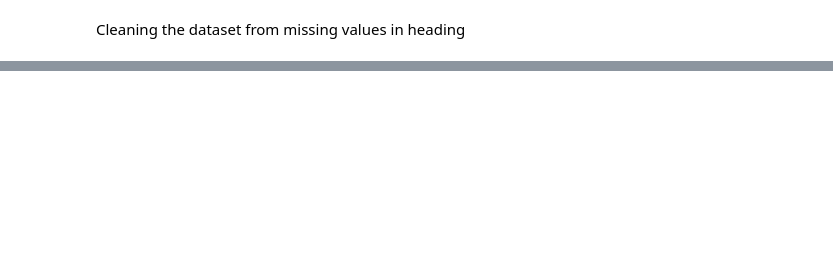
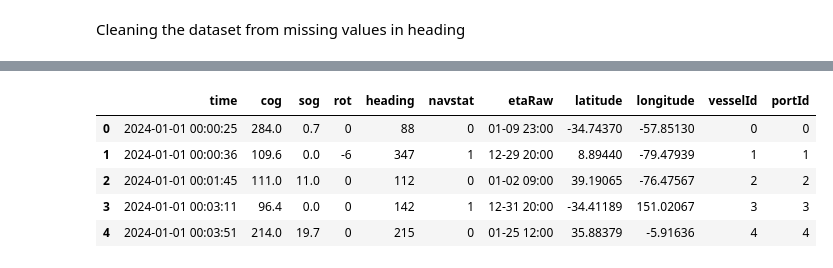
Before and after one commit to alexandersundquist/TDT4173-Modern-Machine-Learning-In-Practice-Project, a Jupyter notebook: data_cleaning.ipynb, the cells around one changed output, grey strips where cells are left out. Cells and saved outputs as stored; diff of their text form; code cells hidden in the pictures; blank space fills up the shorter version.

```diff
--- a/data_cleaning.ipynb
+++ b/data_cleaning.ipynb
@@ -23,0 +24,22 @@ train.head()
+# %%
+port_id_mapping = {port_id: idx for idx, port_id in enumerate(ais['portId'].unique())}
+ais['portId'] = ais['portId'].map(port_id_mapping)
+# ports['portId'] = ports['portId'].map(port_id_mapping)
+
+vessel_id_mapping = {vessel_id: idx for idx, vessel_id in enumerate(ais['vesselId'].unique())}
+ais['vesselId'] = ais['vesselId'].map(vessel_id_mapping)
+# vessels['vesselId'] = vessels['vesselId'].map(vessel_id_mapping)
+# test['vesselId'] = test['vesselId'].map(vessel_id_mapping)
+
+# shipping_line_id_mapping = {shipping_line_id: idx for idx, shipping_line_id in enumerate(vessels['shippingLineId'].unique())}
+# vessels['shippingLineId'] = vessels['shippingLineId'].map(shipping_line_id_mapping)
+
+
+ais.head()
+# %% [output]
+|  | time | cog | sog | rot | heading | navstat | etaRaw | latitude | longitude | vesselId | portId |
+| 0 | 2024-01-01 00:00:25 | 284.0 | 0.7 | 0 | 88 | 0 | 01-09 23:00 | -34.74370 | -57.85130 | 0 | 0 |
+| 1 | 2024-01-01 00:00:36 | 109.6 | 0.0 | -6 | 347 | 1 | 12-29 20:00 | 8.89440 | -79.47939 | 1 | 1 |
+| 2 | 2024-01-01 00:01:45 | 111.0 | 11.0 | 0 | 112 | 0 | 01-02 09:00 | 39.19065 | -76.47567 | 2 | 2 |
+| 3 | 2024-01-01 00:03:11 | 96.4 | 0.0 | 0 | 142 | 1 | 12-31 20:00 | -34.41189 | 151.02067 | 3 | 3 |
+| 4 | 2024-01-01 00:03:51 | 214.0 | 19.7 | 0 | 215 | 0 | 01-25 12:00 | 35.88379 | -5.91636 | 4 | 4 |
```
Also changed, not shown: parts of 11 cells of this notebook, 7 other files.
